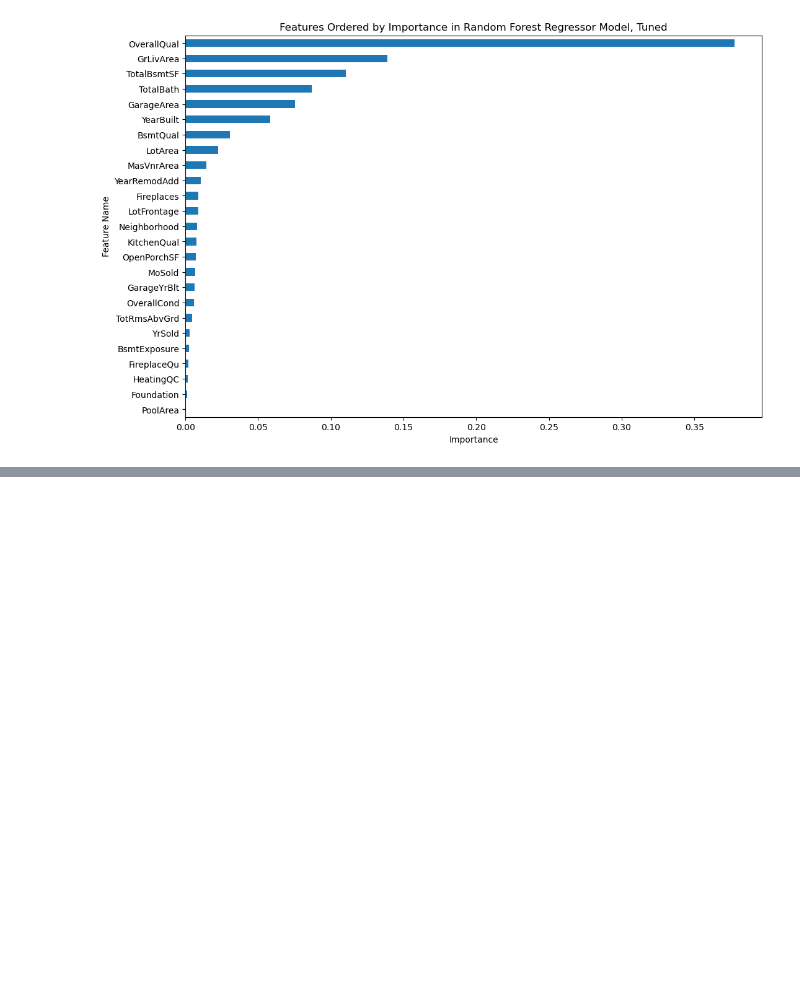
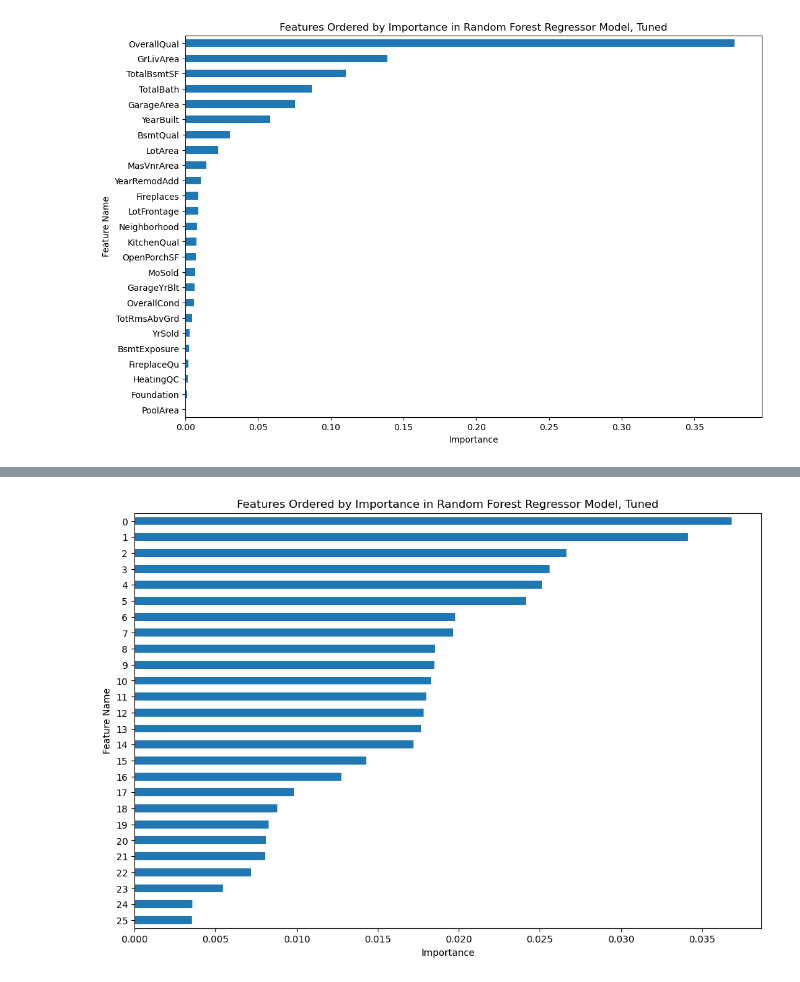
Before and after one commit to dimmediato/ML_Ames_Housing, a Jupyter notebook: Python/Default and Tuned/Random_Forest_Tuned.ipynb, the cells around one changed output, grey strips where cells are left out. Saved outputs shown, nothing was run; the diff lists cells and outputs as text; code cells hidden in the pictures; blank space fills up the shorter version.

```diff
--- a/Python/Default and Tuned/Random_Forest_Tuned.ipynb
+++ b/Python/Default and Tuned/Random_Forest_Tuned.ipynb
@@ -151,0 +244,8 @@ plt.gca().invert_yaxis()
+# %%
+feat_impts = [model.feature_importances_ for model in grid_search.best_estimator_._final_estimator.estimators_]
+impts_means = np.mean(feat_impts, axis = 0)
+means_names = sorted(zip(X.columns, impts_means), key = lambda x: x[1], reverse=True)
+
+means_names2 = pd.DataFrame(means_names)
+
+means_names2
@@ -151,0 +266,10 @@ plt.gca().invert_yaxis()
+# %%
+plt.figure(figsize=(12, 8))
+plt.plot(0,1)
+means_names2[1].sort_values(ascending=0)[:26].plot(kind='barh')
+plt.title(f'Features Ordered by Importance in Random Forest Regressor Model, Tuned')
+plt.xlabel('Importance')
+plt.ylabel('Feature Name')
+plt.gca().invert_yaxis()
+# %% [output]
+[figure, added]
```
Also changed, not shown: parts of 7 cells of this notebook, 4 other files.
